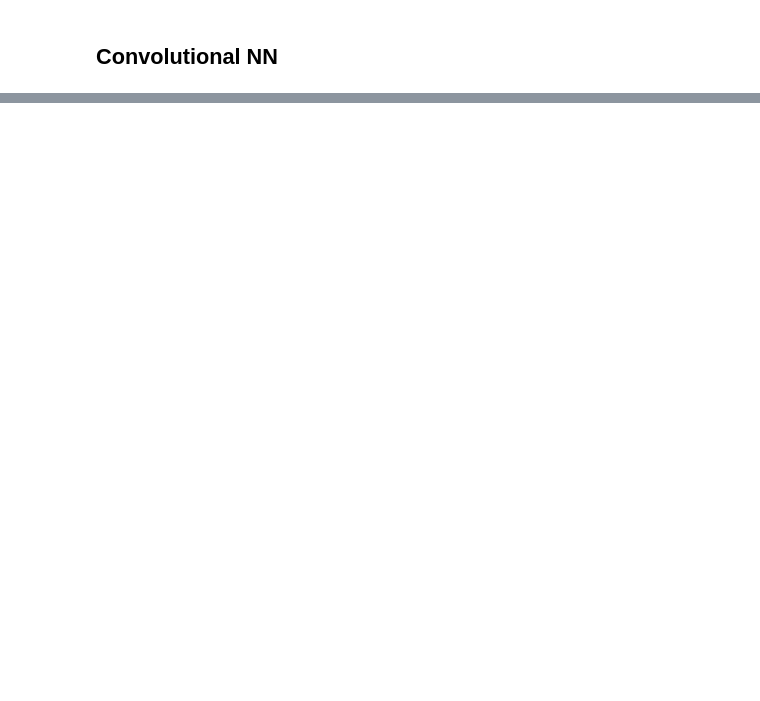
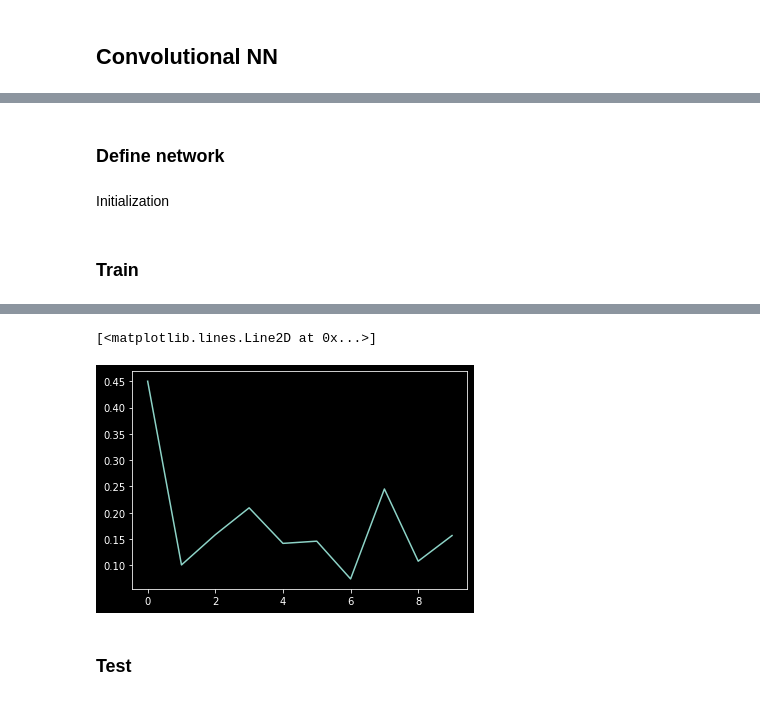
Before and after one commit to hjcostabr76/ml, a Jupyter notebook: classification/case-mnist/nb_mnist.ipynb, the cells around one changed output, grey strips where cells are left out. Saved outputs shown, nothing was run; the diff lists cells and outputs as text; code cells hidden in the pictures; blank space fills up the shorter version.

```diff
--- a/classification/case-mnist/nb_mnist.ipynb
+++ b/classification/case-mnist/nb_mnist.ipynb
@@ -208,3 +204,14 @@ Test set: Avg. loss: 0.0001, Accuracy: 9791/10000 (97.91%)
+# %%
+# Dimensions
+dim_out = 10
+
+# Hyper parameters
+num_epochs = 10
+learning_rate = 0.01
+w_decay = 1e-3
+momentum = 0.9
+# %% [markdown]
+### Define network
 # %%
 class CNN(nn.Module):
     '''
@@ -235,0 +278,54 @@ class CNN(nn.Module):
+# %% [markdown]
+Initialization
+# %%
+model = CNN(in_channels=1, num_classes=dim_out).to(DEVICE) # Use GPU (cuda)
+criterion = nn.CrossEntropyLoss()
+optimizer = optim.SGD(model.parameters(), lr=learning_rate, weight_decay=w_decay, momentum=momentum)
+# %% [markdown]
+### Train
+# %%
+n_train = len(train_loader.dataset)
+writer = SummaryWriter(log_dir='file/log/cnn_train')
+
+loss_l = []
+for epoch in range(num_epochs):
+    average_acc = 0
+    average_loss = 0
+
+    for batch_idx, (data, target) in enumerate(train_loader):
+        data, target = data.to(DEVICE), target.to(DEVICE)
+        optimizer.zero_grad() # Zero the gradient so it doesn't get acumulated
+        output = model(data)  # Forward pass
+
+        # Train accuracy
+        y_hat = output.data.max(1, keepdim=True)[1]
+        train_acc = y_hat.eq(target.data.view_as(y_hat)).sum()
+        average_acc += train_acc
+        train_acc = train_acc / len(target.data)
+
+        # Update weights
+        loss = criterion(output, target) # Calculates loss function
+        average_loss += loss.item()
+        loss.backward()   # Backpropagation
+        optimizer.step()  # Update weights
+
+        # Log progress
+        if batch_idx % 100 == 0:
+
+            n_parsed_items = batch_idx * len(data)
+            progress = 100. * batch_idx / len(train_loader)
+            aux = (epoch - 1) * len(train_loader) + batch_idx # TODO: What does this number mean?
+
+            print(f"[epoch %d] [%d/%d (%.2f%%)]\tLoss: %.6f" % (epoch, n_parsed_items, n_train, progress, loss.item()))
+            writer.add_scalar('Loss/train', loss.item(), aux)
+            writer.add_scalar('Accuracy/train', train_acc, aux)
+
+    writer.close()
+    loss_l.append(loss.item())
+
+    print("------------------- ---------------------- -----------------")
+    print(f"[epoch {epoch}] Average train loss: {average_loss / n_train}")
+    print(f"[epoch {epoch}] Average train accuracy: {average_acc / n_train}\n")
+
+plt.plot(loss_l)
+# %% [output]
@@ -235,0 +349,4 @@ class CNN(nn.Module):
+[<matplotlib.lines.Line2D at 0x...>]
+[figure, added]
+# %% [markdown]
+### Test
```
Also changed, not shown: parts of 6 cells of this notebook.
